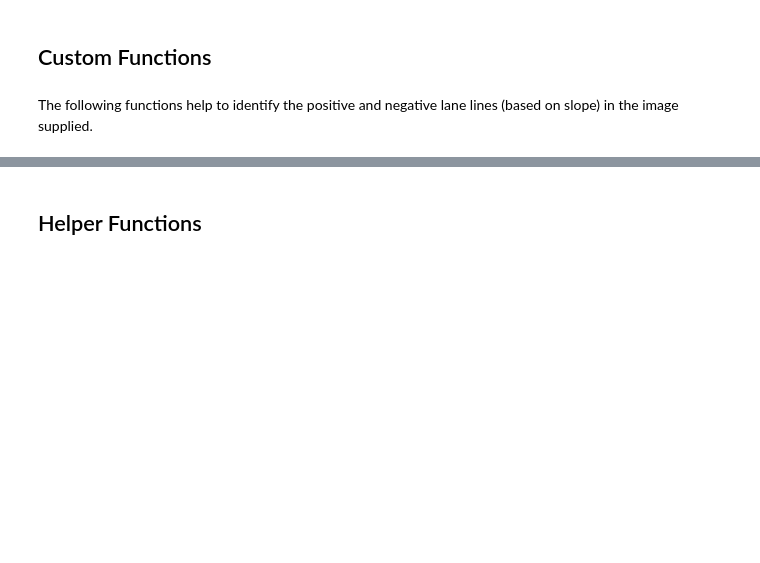
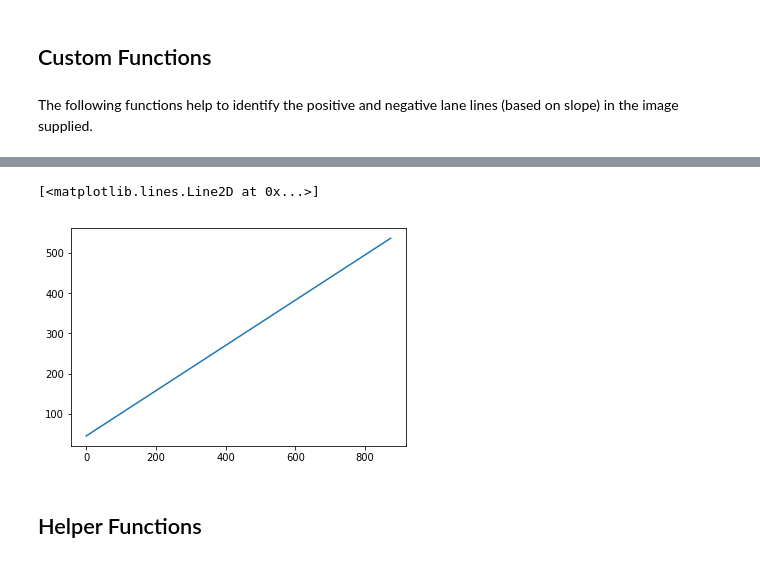
Before and after one commit to jeffwen/sdcnd_find_lanes, a Jupyter notebook: P1.ipynb, the cells around one changed output, grey strips where cells are left out. Saved outputs shown, nothing was run; the diff lists cells and outputs as text; code cells hidden in the pictures; blank space fills up the shorter version.

Commit message:
initial attempt, regression

```diff
--- a/P1.ipynb
+++ b/P1.ipynb
@@ -135,3 +209,38 @@ def get_pos_neg_lines(line_array):
+# %%
+# img = np.zeros((img.shape[0], img.shape[1], 3), dtype=np.uint8)
+
+lines
+# x = []
+# y = []
+slope_intercepts = avg_lines(lines)
+# ## turn the line points into an array
+# for line in pos_lines:
+#     for x1,y1,x2,y2 in line:
+#         x.append(x1)
+#         x.append(x2)
+#         y.append(y1)
+#         y.append(y2)
+
+# x = np.array(x).reshape(-1, 1)
+# x = np.append(x,x**2,axis=1)
+# y = np.array(y).reshape(-1, 1)
+
+# lin_reg = linear_model.LinearRegression()
+# lin_reg.fit(x,y)
+x_range = np.linspace(0,max(x[:,0]),len(y)).reshape(-1,1)
+# x_range = np.append(x_range,x_range**2, axis = 1)
+# y_pred = lin_reg.predict(x_range)
+y = x_range*slope_intercepts[0] + slope_intercepts[1]
+# test= np.array(x_range[:,0].reshape(-1,1), x_range*slope_intercepts[0] + slope_intercepts[1])
+plt.plot(x_range[:,0],y)
+# test
+# cv2.polylines(img, [test],color=[255,0,0], thickness = 5, isClosed = False)
+# draw_polylines(img, test)
+# plt.imshow(img)
+# test
+# %% [output]
+[<matplotlib.lines.Line2D at 0x...>]
+[figure, added]
 # %% [markdown]
 ## Helper Functions
 # %% [markdown]
```
Also changed, not shown: parts of 8 cells of this notebook, 1 other file.
